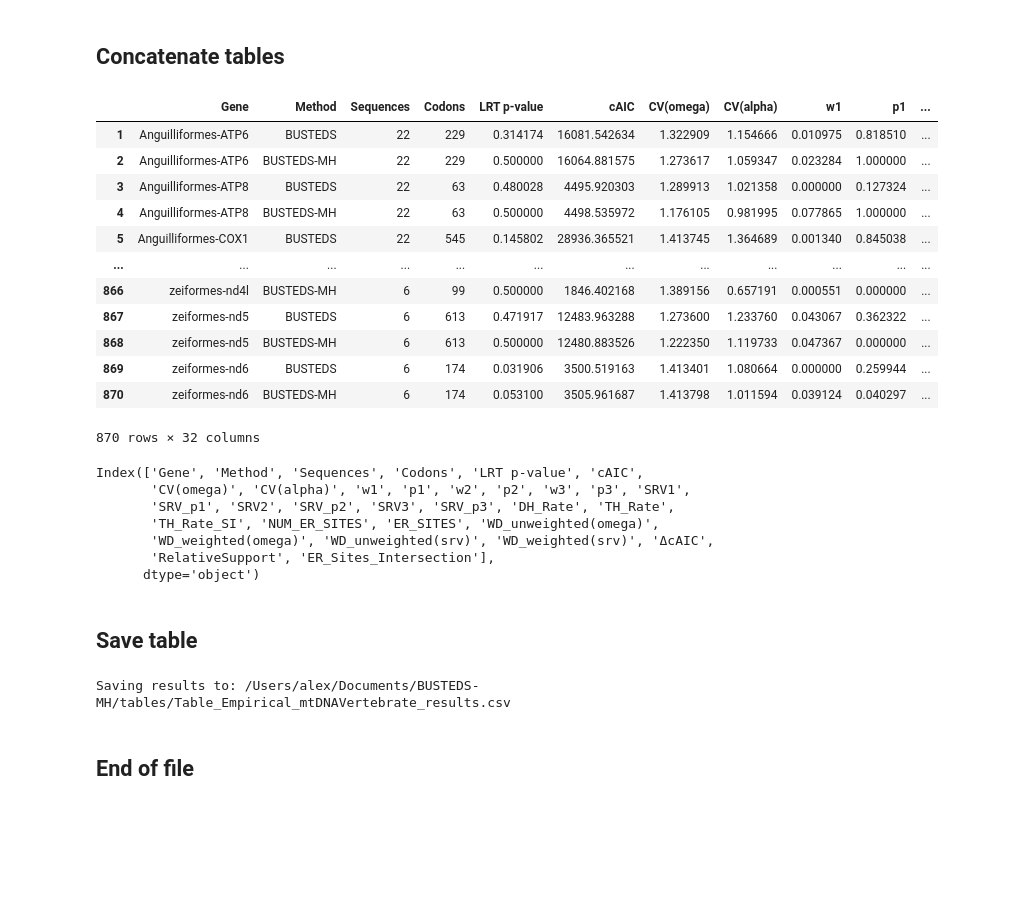
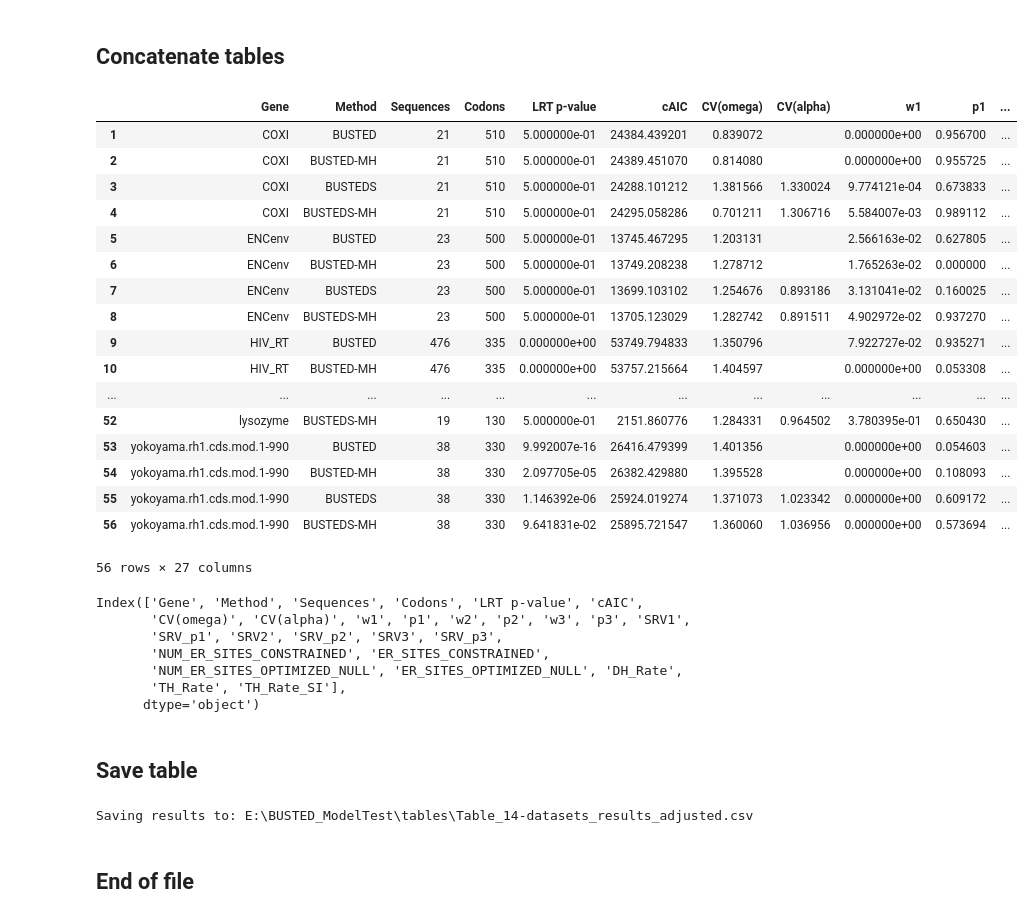
Before and after one commit to aglucaci/BUSTED_ModelTest, a Jupyter notebook: notebooks/Model_EmpiricalResults.ipynb, the cells around one changed output. Drawn from its saved outputs; the diff is of its cells as text; code cells hidden in the pictures; blank space fills up the shorter version.

```diff
--- a/notebooks/Model_EmpiricalResults.ipynb
+++ b/notebooks/Model_EmpiricalResults.ipynb
@@ -18,7 +18,9 @@ from scipy.stats import wasserstein_distance
 ## Declares
 # %%
 # MAC OSX
-WD = "/Users/alex/Documents/BUSTED_ModelTest"
+#WD = "/Users/alex/Documents/BUSTED_ModelTest"
+
+WD = os.path.join("E:\\", "BUSTED_ModelTest")
 
 # Dataset tag (User defined) ---
 tag = "14-datasets"
@@ -29,7 +31,7 @@ tag = "14-datasets"
 RESULTS_DIR = os.path.join(WD, "analysis")
 
 # Create tables folder
-OUTPUT_CSV = os.path.join(WD, "tables", "Table_" + tag + "_results.csv")
+OUTPUT_CSV = os.path.join(WD, "tables", "Table_" + tag + "_results_adjusted.csv")
 
 ER_Threshold = 5
 # %%
@@ -127,10 +129,9 @@ def process(FILES, fileending, method):
                                   ["rate at which 3 nucleotides are changed instantly within a single codon between synonymous codon islands"])})
 
 
-        # ER Sites
+        # ER Sites -- Contrained
         ER_SITES = []
         ER_df_dict = {}
-
         if "constrained" in json_data["Evidence Ratios"].keys():
             for site, val in enumerate(json_data["Evidence Ratios"]["constrained"][0]):
                 if val > ER_Threshold:
@@ -138,11 +139,30 @@ def process(FILES, fileending, method):
                     ER_df_dict[site + 1] = {"ER": val}
                 #end if
             #end for
-            df_dict[basename].update({"NUM_ER_SITES":  len(ER_df_dict.keys())})
+            df_dict[basename].update({"NUM_ER_SITES_CONSTRAINED":  len(ER_df_dict.keys())})
             x = ER_df_dict.keys()
             x = [str(x) for x in x]
-            df_dict[basename].update({"ER_SITES":  "|".join(x)})
+            df_dict[basename].update({"ER_SITES_CONSTRAINED":  "|".join(x)})
         #end if
+
+        # ER Sites -- Optimized null
+        ER_SITES = []
+        ER_df_dict = {}
+        ON_tag = "optimized null"
+        if ON_tag in json_data["Evidence Ratios"].keys():
+            for site, val in enumerate(json_data["Evidence Ratios"][ON_tag][0]):
+                if val > ER_Threshold:
+                    ER_SITES.append(str(site + 1))
+                    ER_df_dict[site + 1] = {"ER": val}
+                #end if
+            #end for
+            df_dict[basename].update({"NUM_ER_SITES_OPTIMIZED_NULL":  len(ER_df_dict.keys())})
+            x = ER_df_dict.keys()
+            x = [str(x) for x in x]
+            df_dict[basename].update({"ER_SITES_OPTIMIZED_NULL":  "|".join(x)})
+        #end if
+
+
     # End for
     df = pd.DataFrame.from_dict(df_dict, orient="index")
     df = df.reset_index()
@@ -170,7 +190,6 @@ print("# Number of BUSTED-MH results:", len(BUSTED_MH_RESULTS))
 # Number of BUSTED results: 14
 # Number of BUSTED-MH results: 14
 # %%
-
 print("# Processing BUSTED[S] files")
 df_BUSTEDS = process(BUSTEDS_RESULTS , ".BUSTEDS.json", "BUSTEDS")
 
@@ -181,7 +200,7 @@ print("# Processing BUSTED files")
 df_BUSTED = process(BUSTED_RESULTS , ".BUSTED.json", "BUSTED")
 
 print("# Processing BUSTED-MH files")
-df_BUSTED_MH = process(BUSTEDS_MH_RESULTS, ".BUSTED-MH.json", "BUSTED-MH")
+df_BUSTED_MH = process(BUSTED_MH_RESULTS, ".BUSTED-MH.json", "BUSTED-MH")
 # %% [output]
 # Processing BUSTED[S] files
 # Processing BUSTED[S]-MH files
@@ -251,35 +283,40 @@ df_BUSTED_MH
 # %% [markdown]
 ## Concatenate tables
 # %%
-result = pd.concat([df_MH, df])
+result = pd.concat([df_BUSTEDS, df_BUSTEDS_MH, df_BUSTED, df_BUSTED_MH])
 result = result.fillna("")
 result = result.sort_values(by=["Gene", "Method"], ascending=True)
 result = result.reset_index(drop=True)
 result.index += 1
 result
 # %% [output]
 |  | Gene | Method | Sequences | Codons | LRT p-value | cAIC | CV(omega) | CV(alpha) | w1 | p1 | ... |
-| 1 | Anguilliformes-ATP6 | BUSTEDS | 22 | 229 | 0.314174 | 16081.542634 | 1.322909 | 1.154666 | 0.010975 | 0.818510 | ... |
-| 2 | Anguilliformes-ATP6 | BUSTEDS-MH | 22 | 229 | 0.500000 | 16064.881575 | 1.273617 | 1.059347 | 0.023284 | 1.000000 | ... |
-| 3 | Anguilliformes-ATP8 | BUSTEDS | 22 | 63 | 0.480028 | 4495.920303 | 1.289913 | 1.021358 | 0.000000 | 0.127324 | ... |
-| 4 | Anguilliformes-ATP8 | BUSTEDS-MH | 22 | 63 | 0.500000 | 4498.535972 | 1.176105 | 0.981995 | 0.077865 | 1.000000 | ... |
-| 5 | Anguilliformes-COX1 | BUSTEDS | 22 | 545 | 0.145802 | 28936.365521 | 1.413745 | 1.364689 | 0.001340 | 0.845038 | ... |
+| 1 | COXI | BUSTED | 21 | 510 | 5.000000e-01 | 24384.439201 | 0.839072 |  | 0.000000e+00 | 0.956700 | ... |
+| 2 | COXI | BUSTED-MH | 21 | 510 | 5.000000e-01 | 24389.451070 | 0.814080 |  | 0.000000e+00 | 0.955725 | ... |
+| 3 | COXI | BUSTEDS | 21 | 510 | 5.000000e-01 | 24288.101212 | 1.381566 | 1.330024 | 9.774121e-04 | 0.673833 | ... |
+| 4 | COXI | BUSTEDS-MH | 21 | 510 | 5.000000e-01 | 24295.058286 | 0.701211 | 1.306716 | 5.584007e-03 | 0.989112 | ... |
+| 5 | ENCenv | BUSTED | 23 | 500 | 5.000000e-01 | 13745.467295 | 1.203131 |  | 2.566163e-02 | 0.627805 | ... |
+| 6 | ENCenv | BUSTED-MH | 23 | 500 | 5.000000e-01 | 13749.208238 | 1.278712 |  | 1.765263e-02 | 0.000000 | ... |
+| 7 | ENCenv | BUSTEDS | 23 | 500 | 5.000000e-01 | 13699.103102 | 1.254676 | 0.893186 | 3.131041e-02 | 0.160025 | ... |
+| 8 | ENCenv | BUSTEDS-MH | 23 | 500 | 5.000000e-01 | 13705.123029 | 1.282742 | 0.891511 | 4.902972e-02 | 0.937270 | ... |
+| 9 | HIV_RT | BUSTED | 476 | 335 | 0.000000e+00 | 53749.794833 | 1.350796 |  | 7.922727e-02 | 0.935271 | ... |
+| 10 | HIV_RT | BUSTED-MH | 476 | 335 | 0.000000e+00 | 53757.215664 | 1.404597 |  | 0.000000e+00 | 0.053308 | ... |
 | ... | ... | ... | ... | ... | ... | ... | ... | ... | ... | ... | ... |
-| 866 | zeiformes-nd4l | BUSTEDS-MH | 6 | 99 | 0.500000 | 1846.402168 | 1.389156 | 0.657191 | 0.000551 | 0.000000 | ... |
-| 867 | zeiformes-nd5 | BUSTEDS | 6 | 613 | 0.471917 | 12483.963288 | 1.273600 | 1.233760 | 0.043067 | 0.362322 | ... |
-| 868 | zeiformes-nd5 | BUSTEDS-MH | 6 | 613 | 0.500000 | 12480.883526 | 1.222350 | 1.119733 | 0.047367 | 0.000000 | ... |
-| 869 | zeiformes-nd6 | BUSTEDS | 6 | 174 | 0.031906 | 3500.519163 | 1.413401 | 1.080664 | 0.000000 | 0.259944 | ... |
-| 870 | zeiformes-nd6 | BUSTEDS-MH | 6 | 174 | 0.053100 | 3505.961687 | 1.413798 | 1.011594 | 0.039124 | 0.040297 | ... |
+| 52 | lysozyme | BUSTEDS-MH | 19 | 130 | 5.000000e-01 | 2151.860776 | 1.284331 | 0.964502 | 3.780395e-01 | 0.650430 | ... |
+| 53 | yokoyama.rh1.cds.mod.1-990 | BUSTED | 38 | 330 | 9.992007e-16 | 26416.479399 | 1.401356 |  | 0.000000e+00 | 0.054603 | ... |
+| 54 | yokoyama.rh1.cds.mod.1-990 | BUSTED-MH | 38 | 330 | 2.097705e-05 | 26382.429880 | 1.395528 |  | 0.000000e+00 | 0.108093 | ... |
+| 55 | yokoyama.rh1.cds.mod.1-990 | BUSTEDS | 38 | 330 | 1.146392e-06 | 25924.019274 | 1.371073 | 1.023342 | 0.000000e+00 | 0.609172 | ... |
+| 56 | yokoyama.rh1.cds.mod.1-990 | BUSTEDS-MH | 38 | 330 | 9.641831e-02 | 25895.721547 | 1.360060 | 1.036956 | 0.000000e+00 | 0.573694 | ... |
-870 rows × 32 columns
+56 rows × 27 columns
 # %%
 result.columns
 # %% [output]
 Index(['Gene', 'Method', 'Sequences', 'Codons', 'LRT p-value', 'cAIC',
        'CV(omega)', 'CV(alpha)', 'w1', 'p1', 'w2', 'p2', 'w3', 'p3', 'SRV1',
-       'SRV_p1', 'SRV2', 'SRV_p2', 'SRV3', 'SRV_p3', 'DH_Rate', 'TH_Rate',
-       'TH_Rate_SI', 'NUM_ER_SITES', 'ER_SITES', 'WD_unweighted(omega)',
-       'WD_weighted(omega)', 'WD_unweighted(srv)', 'WD_weighted(srv)', 'ΔcAIC',
-       'RelativeSupport', 'ER_Sites_Intersection'],
+       'SRV_p1', 'SRV2', 'SRV_p2', 'SRV3', 'SRV_p3',
+       'NUM_ER_SITES_CONSTRAINED', 'ER_SITES_CONSTRAINED',
+       'NUM_ER_SITES_OPTIMIZED_NULL', 'ER_SITES_OPTIMIZED_NULL', 'DH_Rate',
+       'TH_Rate', 'TH_Rate_SI'],
       dtype='object')
 # %% [markdown]
 ## Save table
@@ -287,6 +324,6 @@ Index(['Gene', 'Method', 'Sequences', 'Codons', 'LRT p-value', 'cAIC',
 print("Saving results to:", OUTPUT_CSV)
 result.to_csv(OUTPUT_CSV, index=False)
 # %% [output]
-Saving results to: /Users/alex/Documents/BUSTEDS-MH/tables/Table_Empirical_mtDNAVertebrate_results.csv
+Saving results to: E:\BUSTED_ModelTest\tables\Table_14-datasets_results_adjusted.csv
 # %% [markdown]
 ## End of file
```
Also changed, not shown: parts of 4 cells of this notebook, 2 other files.
